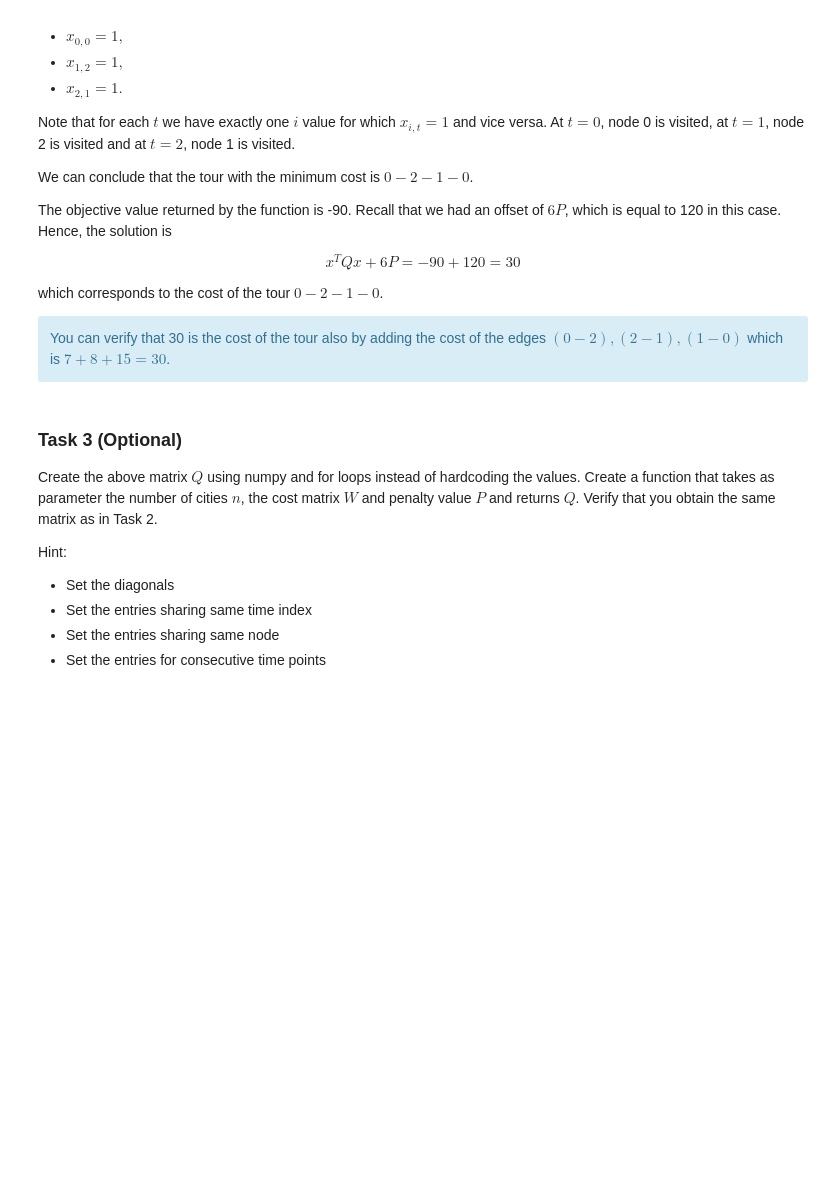
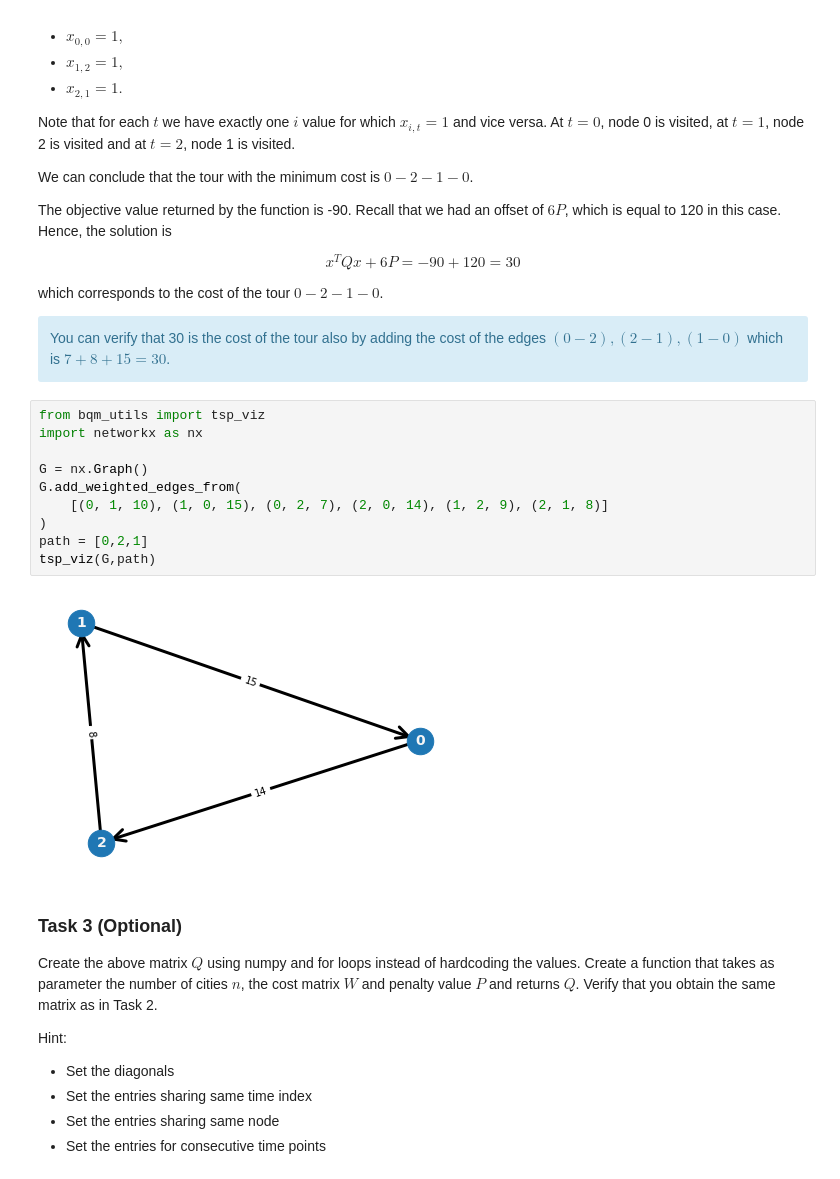
Before and after one commit to ukut/Quantum-annealing, a Jupyter notebook: notebooks/QUBO_Examples_TSP.ipynb, the cells around one changed output. Cells and saved outputs as stored; diff of their text form; blank space fills up the shorter version.

```diff
--- a/notebooks/QUBO_Examples_TSP.ipynb
+++ b/notebooks/QUBO_Examples_TSP.ipynb
@@ -255,6 +257,18 @@ which corresponds to the cost of the tour $0-2-1-0$.
 
 <div class="alert alert-block alert-info">
 You can verify that 30 is the cost of the tour also by adding the cost of the edges $(0-2), (2-1), (1-0)$ which is $7+8+15 = 30$.
+# %%
+from bqm_utils import tsp_viz
+import networkx as nx
+
+G = nx.Graph()
+G.add_weighted_edges_from(
+    [(0, 1, 10), (1, 0, 15), (0, 2, 7), (2, 0, 14), (1, 2, 9), (2, 1, 8)]
+)
+path = [0,2,1]
+tsp_viz(G,path)
+# %% [output]
+[figure, added]
 # %% [markdown]
 ### Task 3 (Optional)
 
```
Also changed, not shown: parts of 8 cells of this notebook.
